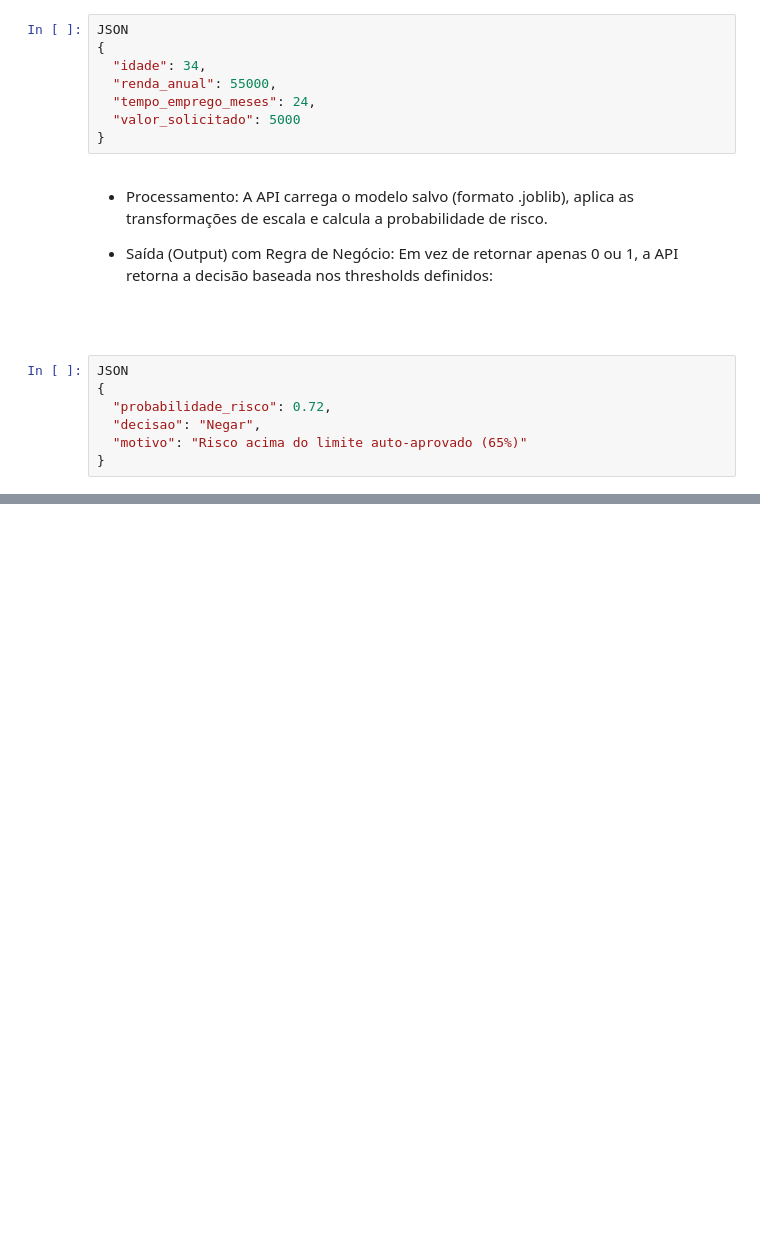
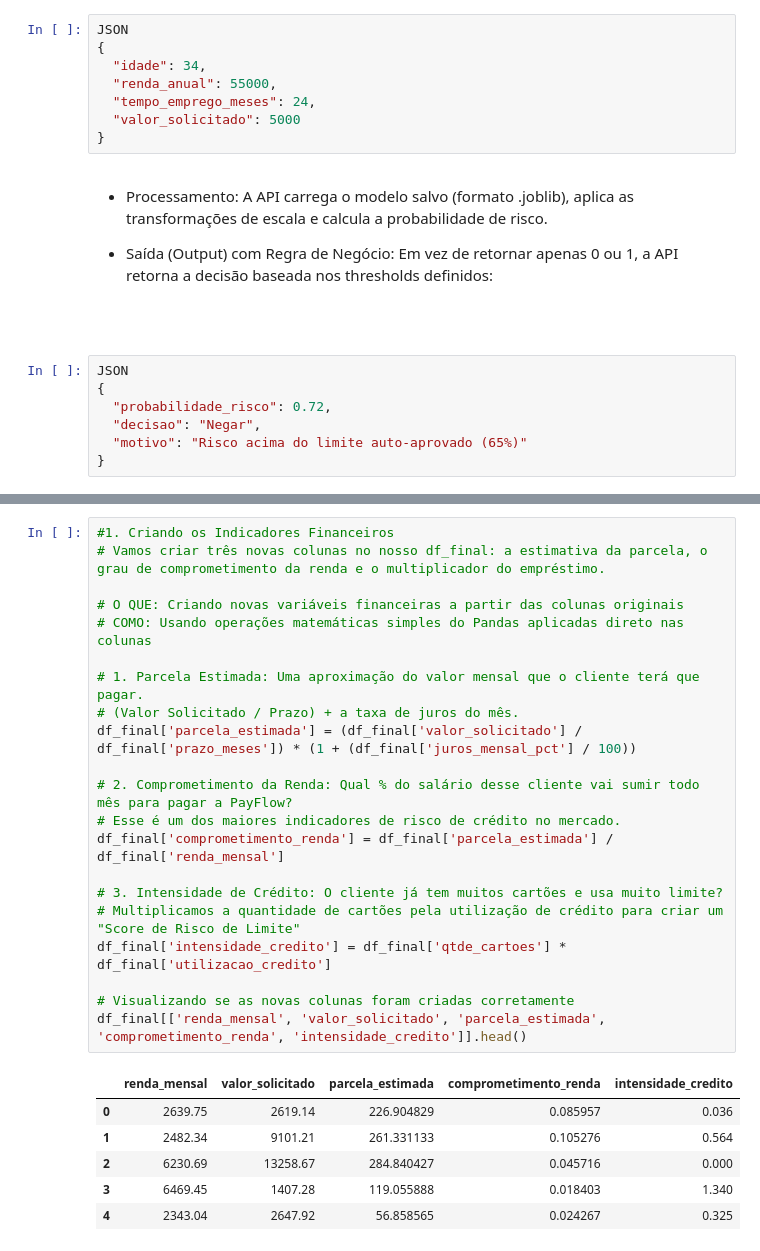
Before and after one commit to luizmaibashi/Payflow-inadimplencia, a Jupyter notebook: Luiz_maibashi_desafio_payflow.ipynb, the cells around one changed output, grey strips where cells are left out. Drawn from its saved outputs; the diff is of its cells as text; blank space fills up the shorter version.

```diff
--- a/Luiz_maibashi_desafio_payflow.ipynb
+++ b/Luiz_maibashi_desafio_payflow.ipynb
@@ -677,0 +843,28 @@ CONCLUSÃO GERAL
+# %%
+#1. Criando os Indicadores Financeiros
+# Vamos criar três novas colunas no nosso df_final: a estimativa da parcela, o grau de comprometimento da renda e o multiplicador do empréstimo.
+
+# O QUE: Criando novas variáveis financeiras a partir das colunas originais
+# COMO: Usando operações matemáticas simples do Pandas aplicadas direto nas colunas
+
+# 1. Parcela Estimada: Uma aproximação do valor mensal que o cliente terá que pagar.
+# (Valor Solicitado / Prazo) + a taxa de juros do mês.
+df_final['parcela_estimada'] = (df_final['valor_solicitado'] / df_final['prazo_meses']) * (1 + (df_final['juros_mensal_pct'] / 100))
+
+# 2. Comprometimento da Renda: Qual % do salário desse cliente vai sumir todo mês para pagar a PayFlow?
+# Esse é um dos maiores indicadores de risco de crédito no mercado.
+df_final['comprometimento_renda'] = df_final['parcela_estimada'] / df_final['renda_mensal']
+
+# 3. Intensidade de Crédito: O cliente já tem muitos cartões e usa muito limite?
+# Multiplicamos a quantidade de cartões pela utilização de crédito para criar um "Score de Risco de Limite"
+df_final['intensidade_credito'] = df_final['qtde_cartoes'] * df_final['utilizacao_credito']
+
+# Visualizando se as novas colunas foram criadas corretamente
+df_final[['renda_mensal', 'valor_solicitado', 'parcela_estimada', 'comprometimento_renda', 'intensidade_credito']].head()
+# %% [output]
+|  | renda_mensal | valor_solicitado | parcela_estimada | comprometimento_renda | intensidade_credito |
+| 0 | 2639.75 | 2619.14 | 226.904829 | 0.085957 | 0.036 |
+| 1 | 2482.34 | 9101.21 | 261.331133 | 0.105276 | 0.564 |
+| 2 | 6230.69 | 13258.67 | 284.840427 | 0.045716 | 0.000 |
+| 3 | 6469.45 | 1407.28 | 119.055888 | 0.018403 | 1.340 |
+| 4 | 2343.04 | 2647.92 | 56.858565 | 0.024267 | 0.325 |
```
Also changed, not shown: parts of 32 cells of this notebook.
